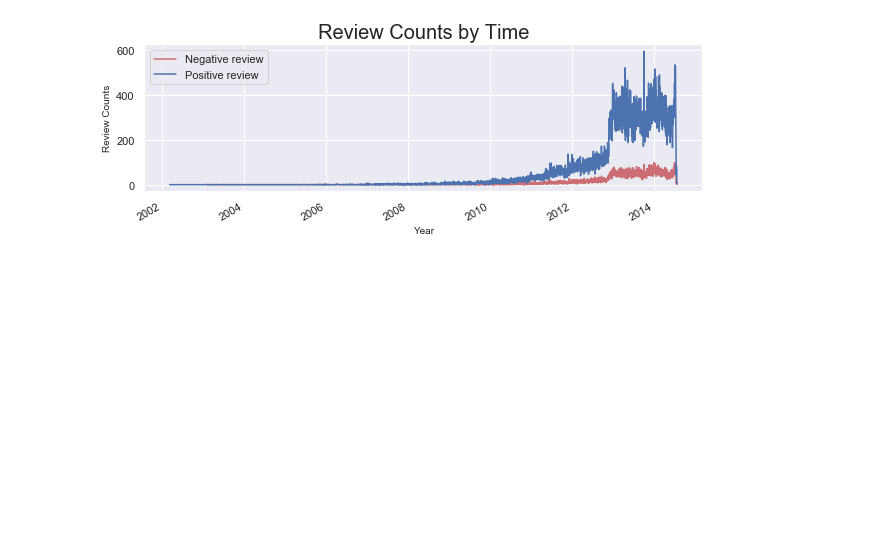
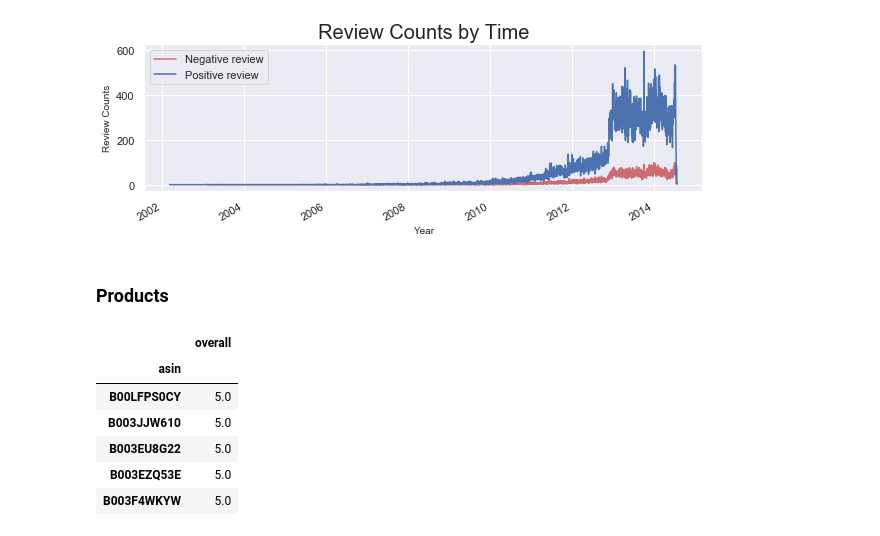
Before and after one commit to nortonlyr/MachineLearningExercises, a Jupyter notebook: NLP_Ex/NLP_AmazonReviewAnalysis.ipynb, the cells around one changed output. Drawn from its saved outputs; the diff is of its cells as text; code cells hidden in the pictures; blank space fills up the shorter version.

```diff
--- a/NLP_Ex/NLP_AmazonReviewAnalysis.ipynb
+++ b/NLP_Ex/NLP_AmazonReviewAnalysis.ipynb
@@ -162,3 +162,17 @@ plt.show()
 # departments and almost 20 million in Sports & Outdoors
 # %% [output]
 [figure]
+# %% [markdown]
+### Products
+# %%
+# Let's see in different rating level which products have highest rating - best seller
+# plot the mean of rating for each product and got top 20 in rating:
+pd.DataFrame(df.groupby('asin')['overall'].mean()).sort_values(by='overall', ascending=False).iloc[:5]
+# %% [output]
+|  | overall |
+| asin |  |
+| B00LFPS0CY | 5.0 |
+| B003JJW610 | 5.0 |
+| B003EU8G22 | 5.0 |
+| B003EZQ53E | 5.0 |
+| B003F4WKYW | 5.0 |
```
Also changed, not shown: parts of 7 cells of this notebook.
